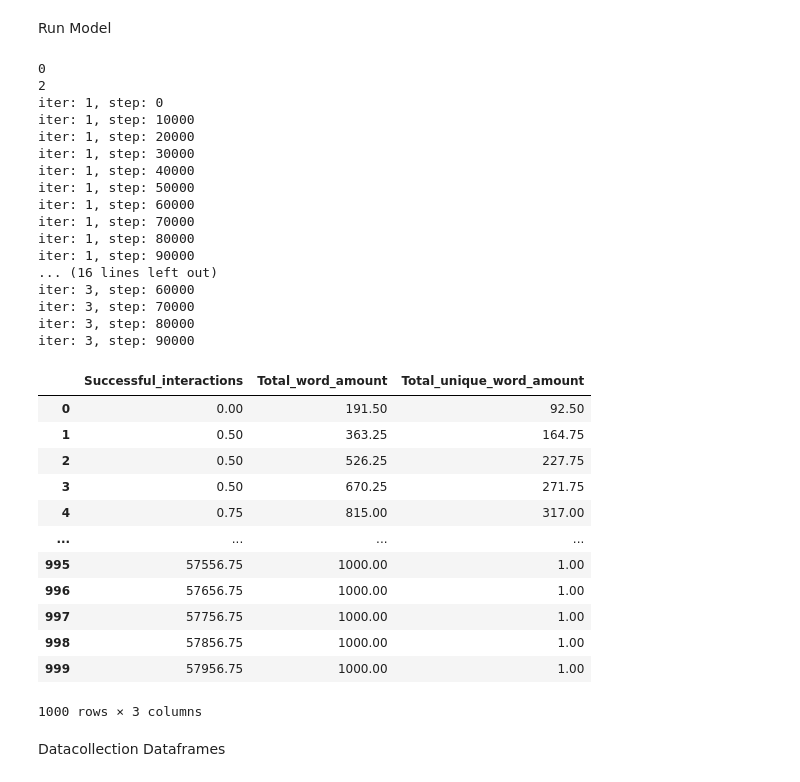
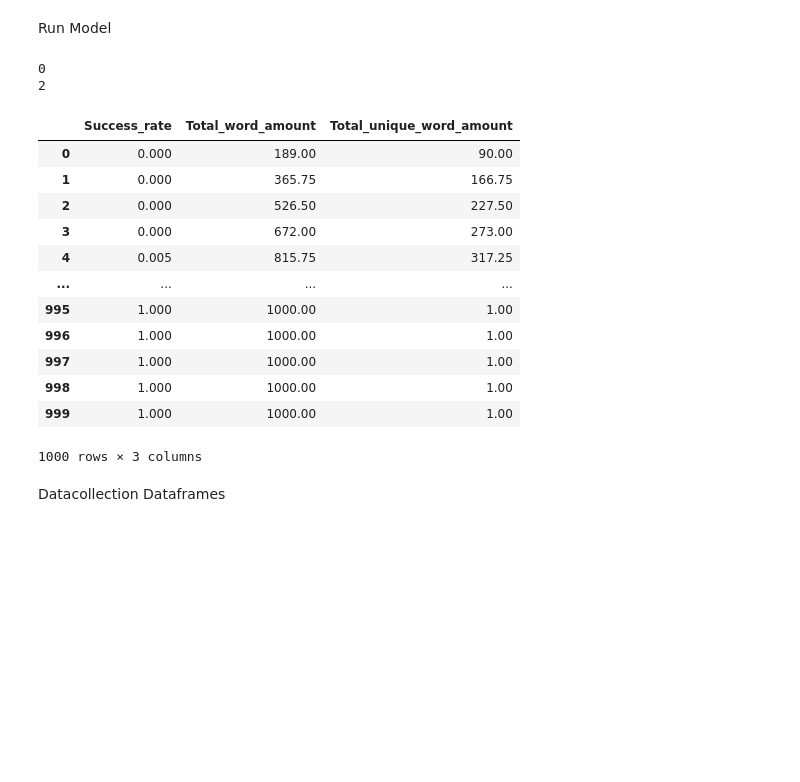
Before and after one commit to Fab159ian/CMSS_Exercises, a Jupyter notebook: exercise1.ipynb, the cells around one changed output. Cells and saved outputs as stored; diff of their text form; code cells hidden in the pictures; blank space fills up the shorter version.

```diff
--- a/exercise1.ipynb
+++ b/exercise1.ipynb
@@ -35,6 +35,7 @@ import matplotlib.pyplot as plt
 import random
 
 DEBUG = False
+DEBUGSTEP = False
 # %% [output]
 Python 3.12.6
 mesa version: 3.1.5
@@ -102,3 +105,21 @@ class NamingGameAgent(mesa.Agent):
+# %%
+class SuccessRate(list):
+    def __init__(self, maxlen=10):
+        super().__init__()
+        self._maxlen = maxlen
+
+    def add(self, value):
+        if type(value) != int:
+            raise TypeError("Only integers are allowed in SuccessRate")
+        if len(self) >= self._maxlen:
+            self.pop(0)
+        self.append(value)
+
+    def get_rate(self):
+        return sum(self)/len(self) if self else 0
+
+    def get_values(self):
+        return list(self)
 # %% [markdown]
 Create Model
 # %%
@@ -108,11 +129,12 @@ class NamingGameModel(mesa.Model):
     def __init__(self, N=100, m_objects=1, seed=None):
         super().__init__(seed=seed)
         self.num_agents = N
-        self.successful_interactions = 0
+        self.success_rate = SuccessRate(maxlen=100)
         self.datacollector = DataCollector(
             agent_reporters={"Vocabulary": NamingGameAgent.retrieve_vocabulary,
                              "Word_amount": NamingGameAgent.word_amount},
-            model_reporters={"Successful_interactions": "successful_interactions",
+            model_reporters={"Success_rate": self.success_rate.get_rate,
+                             #"Success_rate_values": self.success_rate.get_values,
                              "Total_word_amount": "total_word_amount",
                              "Total_unique_word_amount": "total_unique_word_amount"}
         )
@@ -134,10 +156,11 @@ class NamingGameModel(mesa.Model):
                 print(speaker.retrieve_vocabulary())
         chosen_object, chosen_word = speaker.choose_object_and_word()
         if hearer.recognize_word(chosen_object, chosen_word):
-            self.successful_interactions += 1
+            self.success_rate.add(1)
             speaker.agree_to_word(chosen_object, chosen_word)
             hearer.agree_to_word(chosen_object, chosen_word)
         else:
+            self.success_rate.add(0)
             hearer.add_word(chosen_object, chosen_word)
 
     @property
@@ -160,7 +183,7 @@ def run_model(N, M, t, iteration):
         #debug_vocab = model.agents.select(at_most=1).get("vocabulary")
         #if debug_vocab[0]:
         #    print(f"step {i}: {debug_vocab}")
-        if i % int(t/10) == 0:
+        if i % int(t/10) == 0 and DEBUGSTEP:
             print(f"iter: {iteration}, step: {i}")
 
         model.step()
@@ -172,61 +195,46 @@ def run_model(N, M, t, iteration):
 N = 1000
 M = 1
 t = 100000
 
 RUNS = 3
-single_run1 = np.random.randint(0, int(RUNS/10)+1)
+single_run1 = np.random.randint(0, int(RUNS/4)+1)
 single_run2 = min(int(RUNS-1), int(RUNS - single_run1))
 print(single_run1)
 print(single_run2)
 
 model_df = pd.DataFrame()
 single_run1_agent_data, single_run1_model_data = pd.DataFrame(), pd.DataFrame()
 single_run2_agent_data, single_run2_model_data = pd.DataFrame(), pd.DataFrame()
 for i in range(RUNS):
     agent_data, model_data = run_model(N=N, M=M, t=t, iteration=i+1)
     if i == single_run1:
         single_run1_agent_data = agent_data
         single_run1_model_data = model_data
     if i == single_run2:
         single_run2_agent_data = agent_data
         single_run2_model_data = model_data
 
     if model_df.empty:
         model_df = model_data
     else:
         model_df = (model_df + model_data) / 2
 
 model_df
 # %% [output]
 0
 2
-iter: 1, step: 0
-iter: 1, step: 10000
-iter: 1, step: 20000
-iter: 1, step: 30000
-iter: 1, step: 40000
-iter: 1, step: 50000
-iter: 1, step: 60000
-iter: 1, step: 70000
-iter: 1, step: 80000
-iter: 1, step: 90000
-... (16 lines left out)
-iter: 3, step: 60000
-iter: 3, step: 70000
-iter: 3, step: 80000
-iter: 3, step: 90000
-|  | Successful_interactions | Total_word_amount | Total_unique_word_amount |
-| 0 | 0.00 | 191.50 | 92.50 |
-| 1 | 0.50 | 363.25 | 164.75 |
-| 2 | 0.50 | 526.25 | 227.75 |
-| 3 | 0.50 | 670.25 | 271.75 |
-| 4 | 0.75 | 815.00 | 317.00 |
+|  | Success_rate | Total_word_amount | Total_unique_word_amount |
+| 0 | 0.000 | 189.00 | 90.00 |
+| 1 | 0.000 | 365.75 | 166.75 |
+| 2 | 0.000 | 526.50 | 227.50 |
+| 3 | 0.000 | 672.00 | 273.00 |
+| 4 | 0.005 | 815.75 | 317.25 |
 | ... | ... | ... | ... |
-| 995 | 57556.75 | 1000.00 | 1.00 |
-| 996 | 57656.75 | 1000.00 | 1.00 |
-| 997 | 57756.75 | 1000.00 | 1.00 |
-| 998 | 57856.75 | 1000.00 | 1.00 |
-| 999 | 57956.75 | 1000.00 | 1.00 |
+| 995 | 1.000 | 1000.00 | 1.00 |
+| 996 | 1.000 | 1000.00 | 1.00 |
+| 997 | 1.000 | 1000.00 | 1.00 |
+| 998 | 1.000 | 1000.00 | 1.00 |
+| 999 | 1.000 | 1000.00 | 1.00 |
 1000 rows × 3 columns
 # %% [markdown]
 Datacollection Dataframes
```
Also changed, not shown: parts of 5 cells of this notebook.
